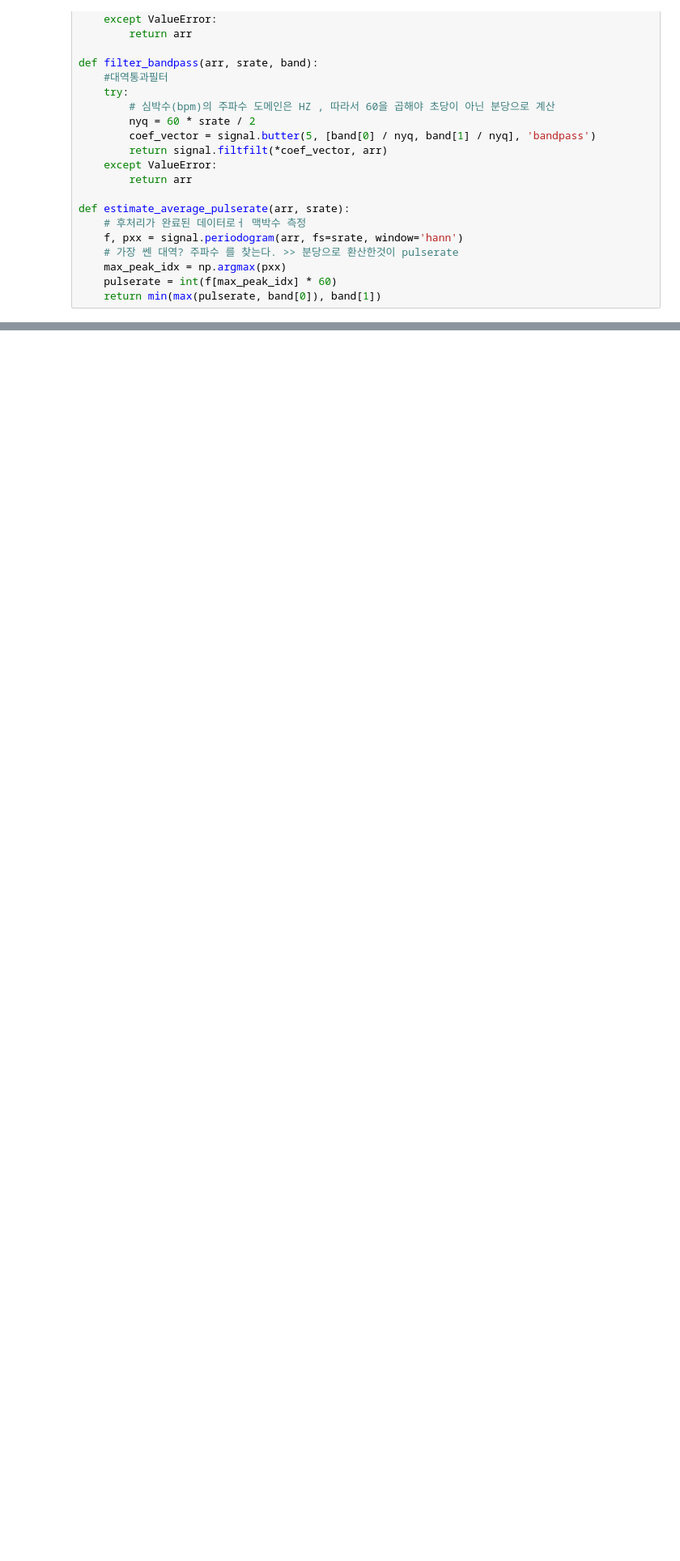
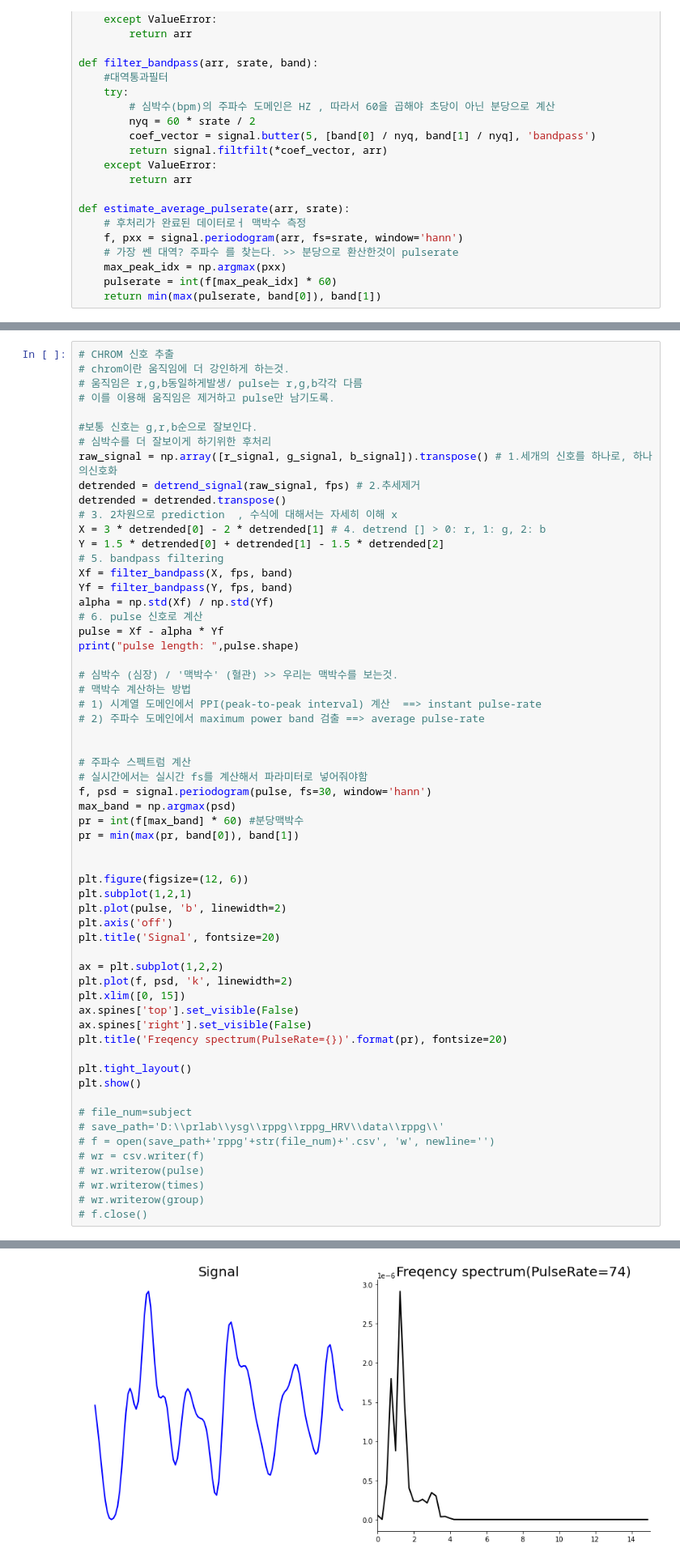
Before and after one commit to sugyeong-yu/RPPG-Deepfake_Detection, a Jupyter notebook: code/rPPG.ipynb, the cells around one changed output, grey strips where cells are left out. Shown at 81% size. Cells and saved outputs as stored; diff of their text form; blank space fills up the shorter version.

```diff
--- a/code/rPPG.ipynb
+++ b/code/rPPG.ipynb
@@ -167,0 +171,61 @@ KeyboardInterrupt:
+# %%
+# CHROM 신호 추출
+# chrom이란 움직임에 더 강인하게 하는것.
+# 움직임은 r,g,b동일하게발생/ pulse는 r,g,b각각 다름
+# 이를 이용해 움직임은 제거하고 pulse만 남기도록.
+
+#보통 신호는 g,r,b순으로 잘보인다.
+# 심박수를 더 잘보이게 하기위한 후처리
+raw_signal = np.array([r_signal, g_signal, b_signal]).transpose() # 1.세개의 신호를 하나로, 하나의신호화
+detrended = detrend_signal(raw_signal, fps) # 2.추세제거
+detrended = detrended.transpose()
+# 3. 2차원으로 prediction  , 수식에 대해서는 자세히 이해 x
+X = 3 * detrended[0] - 2 * detrended[1] # 4. detrend [] > 0: r, 1: g, 2: b
+Y = 1.5 * detrended[0] + detrended[1] - 1.5 * detrended[2]
+# 5. bandpass filtering
+Xf = filter_bandpass(X, fps, band)
+Yf = filter_bandpass(Y, fps, band)
+alpha = np.std(Xf) / np.std(Yf)
+# 6. pulse 신호로 계산
+pulse = Xf - alpha * Yf
+print("pulse length: ",pulse.shape)
+
+# 심박수 (심장) / '맥박수' (혈관) >> 우리는 맥박수를 보는것.
+# 맥박수 계산하는 방법
+# 1) 시계열 도메인에서 PPI(peak-to-peak interval) 계산  ==> instant pulse-rate
+# 2) 주파수 도메인에서 maximum power band 검출 ==> average pulse-rate
+
+
+# 주파수 스펙트럼 계산
+# 실시간에서는 실시간 fs를 계산해서 파라미터로 넣어줘야함
+f, psd = signal.periodogram(pulse, fs=30, window='hann')
+max_band = np.argmax(psd)
+pr = int(f[max_band] * 60) #분당맥박수
+pr = min(max(pr, band[0]), band[1])
+
+
+plt.figure(figsize=(12, 6))
+plt.subplot(1,2,1)
+plt.plot(pulse, 'b', linewidth=2)
+plt.axis('off')
+plt.title('Signal', fontsize=20)
+
+ax = plt.subplot(1,2,2)
+plt.plot(f, psd, 'k', linewidth=2)
+plt.xlim([0, 15])
+ax.spines['top'].set_visible(False)
+ax.spines['right'].set_visible(False)
+plt.title('Freqency spectrum(PulseRate={})'.format(pr), fontsize=20)
+
+plt.tight_layout()
+plt.show()
+
+# file_num=subject
+# save_path='D:\\prlab\\ysg\\rppg\\rppg_HRV\\data\\rppg\\'
+# f = open(save_path+'rppg'+str(file_num)+'.csv', 'w', newline='')
+# wr = csv.writer(f)
+# wr.writerow(pulse)
+# wr.writerow(times)
+# wr.writerow(group)
+# f.close()
+# %% [output]
@@ -167,0 +233 @@ KeyboardInterrupt:
+[figure, added]
```
Also changed, not shown: parts of 14 cells of this notebook, 1 other file.
